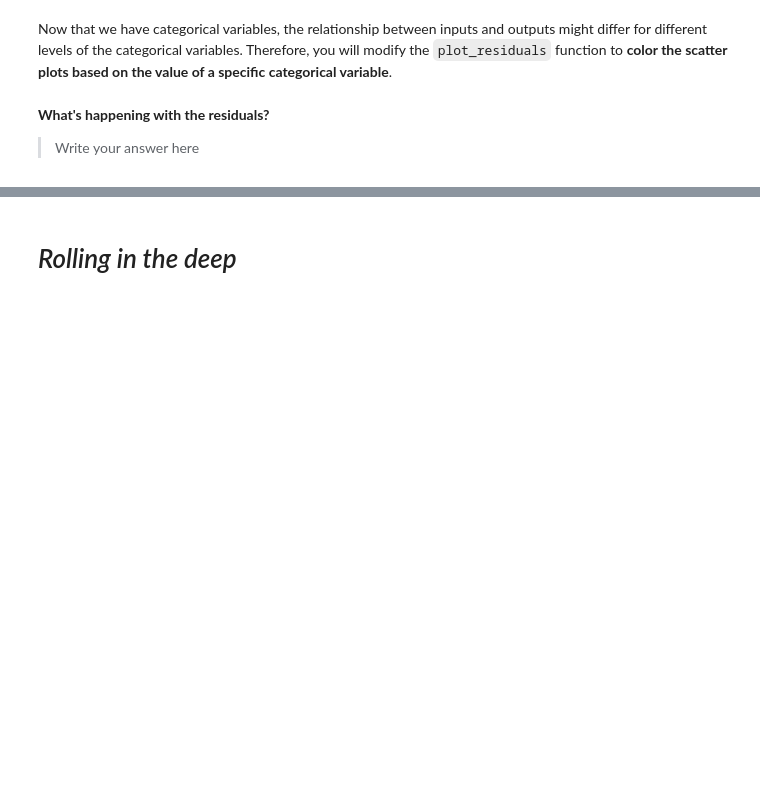
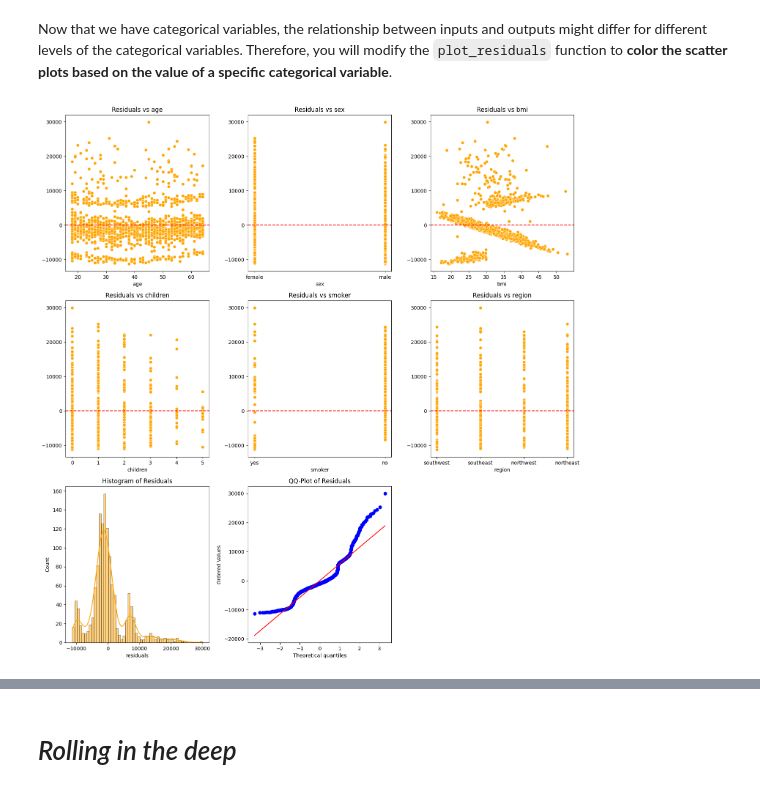
Before and after one commit to ICAI-IMAT-ML/p2-4-palomadiez, a Jupyter notebook: notebook/Lab_2_4_LR2.ipynb, the cells around one changed output, grey strips where cells are left out. Cells and saved outputs as stored; diff of their text form; code cells hidden in the pictures; blank space fills up the shorter version.

```diff
--- a/notebook/Lab_2_4_LR2.ipynb
+++ b/notebook/Lab_2_4_LR2.ipynb
@@ -165,7 +192,11 @@ In order to fit a regression model with these contributions, construct a new dat
 * Also, pay attention to the fact that you can use whatever contribution you see fit here, not just these previous ones.
 # %%
 # TODO
-data_transf = pd.DataFrame({'Input1': input1 ** None,   # Substitute "None" by the degree you think works here
+input1 = np.array(data["Input1"])
+input3 = np.array(data["Input3"])
+input4 = np.array(data["Input4"])
+output = np.array(data["Output"])
+data_transf = pd.DataFrame({'Input1': input1 ** 2,   # Substitute "None" by the degree you think works here
                             'Input2': np.exp(input3),
                             'Input3': input4,
                             'Output': output})
@@ -238,7 +276,7 @@ data = pd.read_csv(url)
 
 # Preprocess the data
 # TODO: One-hot encode categorical variables. Use pd.get_dummies()
-data_encoded = pd.get_dummies(None)
+data_encoded = pd.get_dummies(data)
 
 # Split the data into features (X) and target (y)
 X = data_encoded.drop('charges', axis=1)
@@ -261,7 +301,7 @@ print(evaluation_metrics)
 # %% [markdown]
 Now that we have categorical variables, the relationship between inputs and outputs might differ for different levels of the categorical variables. Therefore, you will modify the `plot_residuals` function to **color the scatter plots based on the value of a specific categorical variable**.
 # %%
-def plot_residuals(data, output_column, prediction_column, categorical_var=None):
+def plot_residuals_1(data, output_column, prediction_column, categorical_var=None):
     """
     Plot residuals of a model against all variables in the DataFrame. Additionally, plot
     a histogram and a QQ-plot of the residuals.
@@ -273,7 +313,10 @@ def plot_residuals(data, output_column, prediction_column, categorical_var=None)
         categorical_var (str, optional): The name of a categorical variable for coloring. Defaults to None.
     """
     # TODO: As before, calculate residuals
-    data['residuals'] = None
+    y = np.array(data[output_column])
+    y_pred = np.array(data[prediction_column])
+    residuals = y-y_pred
+    data['residuals'] = residuals
 
     # Identify columns to plot (excluding the output and prediction columns)
     columns_to_plot = [col for col in data.columns if col not in [output_column, prediction_column, 'residuals']]
@@ -286,38 +329,37 @@ def plot_residuals(data, output_column, prediction_column, categorical_var=None)
     fig, axes = plt.subplots(n_rows, n_cols, figsize=(n_cols * 5, n_rows * 5))
 
     # Flatten the axes array for easy iteration
     axes = axes.flatten()
 
     # TODO: Plot each variable against the residuals
     for i, col in enumerate(columns_to_plot):
         ax = axes[i]
 
-        if categorical_var and categorical_var in data.columns:
-            sns.scatterplot(x = None, y = None, data=data, ax=ax hue = None)
+        if col == categorical_var and categorical_var in data.columns:
+            sns.scatterplot(x = data[categorical_var], y = residuals, data=data, ax=ax, color = "orange")
         else:
-            sns.scatterplot(x = None, y = None, data=data, ax=ax)
+            sns.scatterplot(x = data[col], y = residuals, data=data, ax=ax, color="orange")
 
         ax.set_title(f'Residuals vs {col}')
         ax.axhline(0, ls='--', color='r')
 
     # Histogram of residuals
-    sns.histplot(data['residuals'], kde=True, ax=axes[i + 1])
+    sns.histplot(data['residuals'], kde=True, ax=axes[i + 1], color="orange")
     axes[i + 1].set_title('Histogram of Residuals')
 
     # QQ-plot of residuals
     stats.probplot(data['residuals'], dist="norm", plot=axes[i + 2])
     axes[i + 2].set_title('QQ-Plot of Residuals')
 
     # Hide any unused axes
     for j in range(i + 3, len(axes)):
         axes[j].set_visible(False)
 
     plt.tight_layout()
     plt.show()
 
 data['predictions'] = model.predict(X)
 # Example usage
-plot_residuals(data, 'charges', 'predictions', 'smoker')
+plot_residuals_1(data, 'charges', 'predictions', 'smoker')
+# %% [output]
+[figure, added]
-# %% [markdown]
-**What's happening with the residuals?**
-> Write your answer here
```
Also changed, not shown: parts of 24 cells of this notebook, 1 other file.
